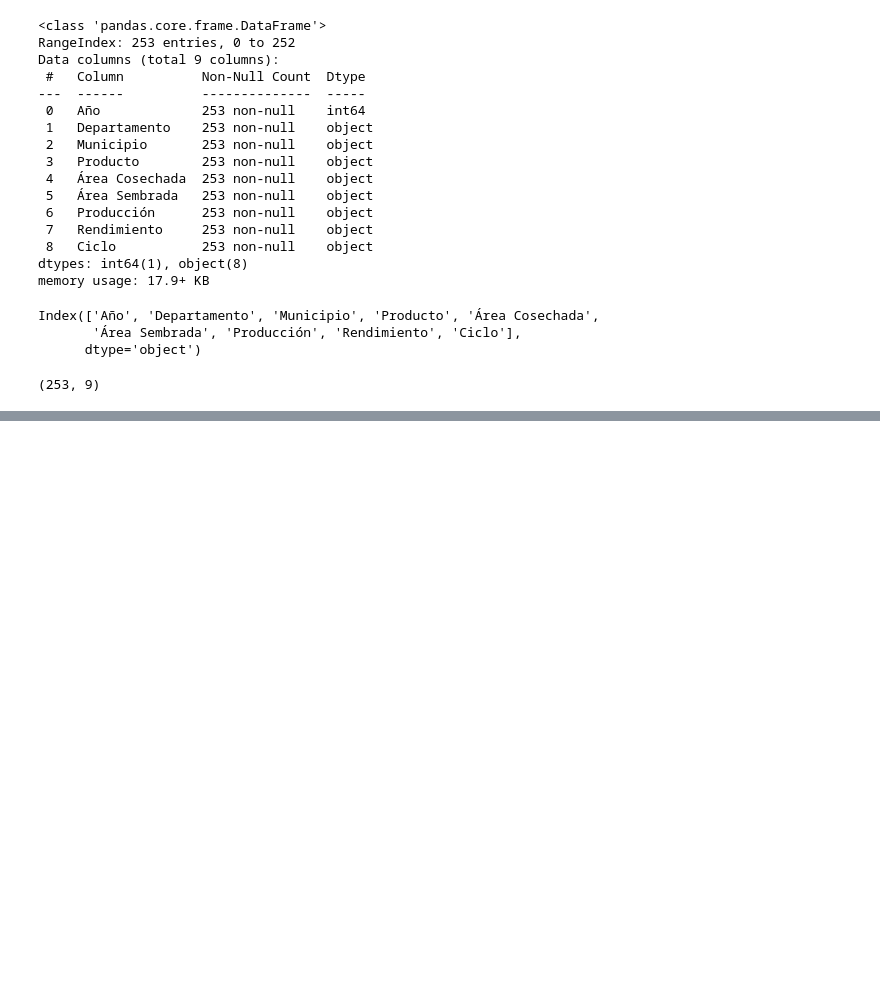
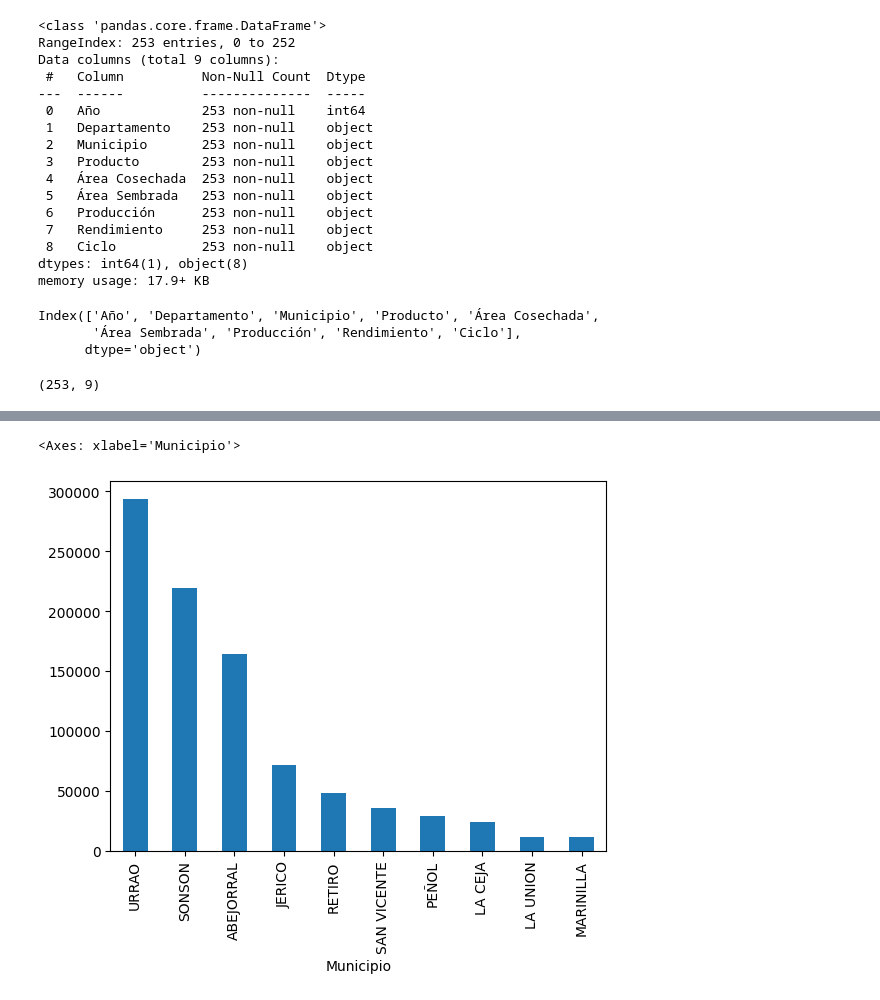
Before and after one commit to MateoCas/precision-avocado-project, a Jupyter notebook: notebooks/01_data_cleaning.ipynb, the cells around one changed output, grey strips where cells are left out. Drawn from its saved outputs; the diff is of its cells as text; code cells hidden in the pictures; blank space fills up the shorter version.

```diff
--- a/notebooks/01_data_cleaning.ipynb
+++ b/notebooks/01_data_cleaning.ipynb
@@ -39,3 +43,17 @@ Index(['Año', 'Departamento', 'Municipio', 'Producto', 'Área Cosechada',
 df.shape
 # %% [output]
 (253, 9)
+# %%
+cols = ["Producción", "Área Cosechada", "Área Sembrada", "Rendimiento"]
+
+for col in cols:
+    df[col] = (
+        df[col]
+        .astype(str)
+        .str.replace('"', '', regex=False)
+        .str.replace('.', '', regex=False)   # quita separador de miles
+        .str.replace(',', '.', regex=False)  # convierte decimal
+        .str.strip()
+        .replace('', None)
+        .astype(float)
+    )
@@ -41,0 +79,8 @@ df.shape
+# %%
+top_municipios = (
+    df.groupby("Municipio")["Producción"]
+    .sum()
+    .sort_values(ascending=False)
+)
+
+top_municipios.head(10)
@@ -41,0 +100,5 @@ df.shape
+# %%
+top_municipios.head(10).plot(kind="bar")
+# %% [output]
+<Axes: xlabel='Municipio'>
+[figure, added]
```
Also changed, not shown: parts of 14 cells of this notebook, 1 other file.
